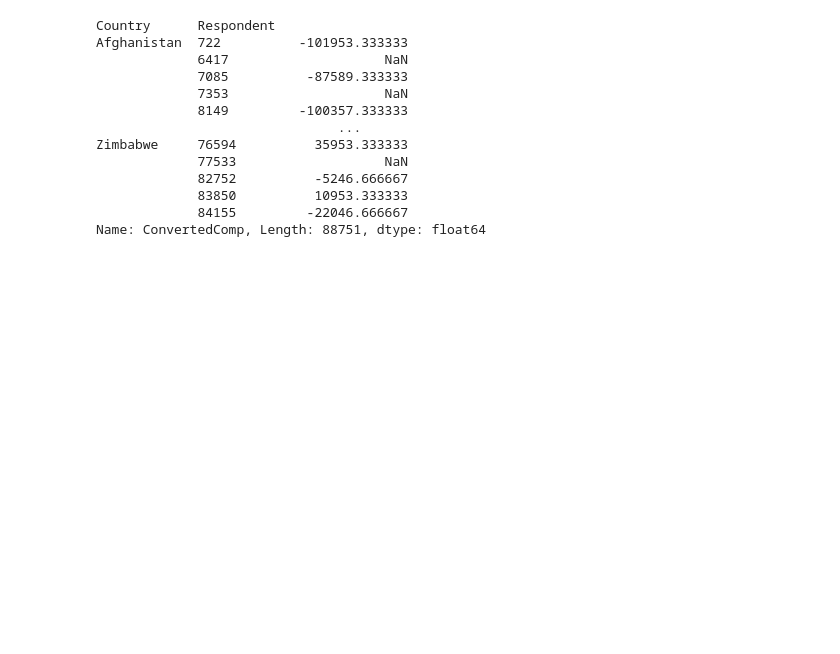
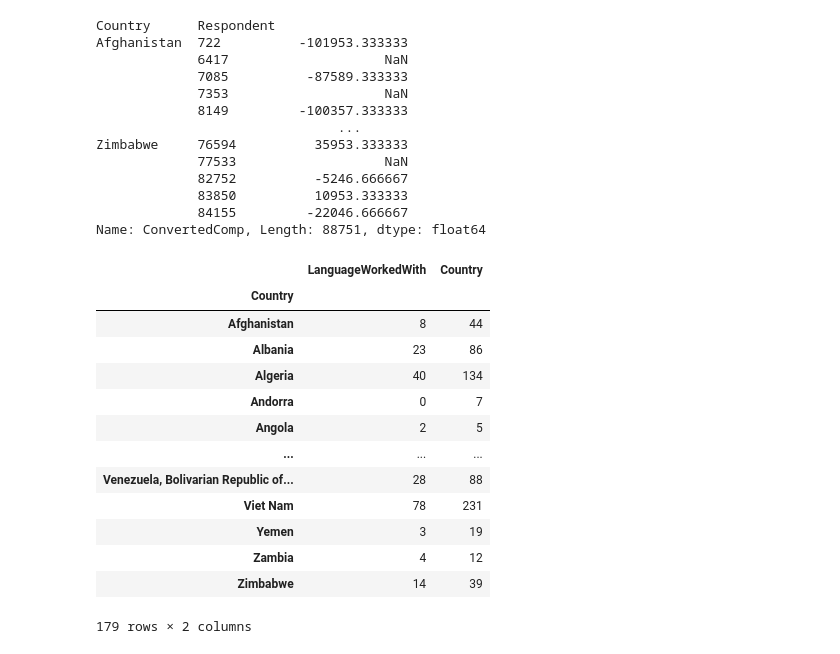
Before and after one commit to AstralModulator/PythonPractice, a Jupyter notebook: Pandas By Corey/GroupingAndAggregation.ipynb, the cells around one changed output. Drawn from its saved outputs; the diff is of its cells as text; code cells hidden in the pictures; blank space fills up the shorter version.

```diff
--- a/Pandas By Corey/GroupingAndAggregation.ipynb
+++ b/Pandas By Corey/GroupingAndAggregation.ipynb
@@ -280,0 +290,17 @@ Name: ConvertedComp, Length: 88751, dtype: float64
+# %%
+df
+# %% [output]
+|  | LanguageWorkedWith | Country |
+| Country |  |  |
+| Afghanistan | 8 | 44 |
+| Albania | 23 | 86 |
+| Algeria | 40 | 134 |
+| Andorra | 0 | 7 |
+| Angola | 2 | 5 |
+| ... | ... | ... |
+| Venezuela, Bolivarian Republic of... | 28 | 88 |
+| Viet Nam | 78 | 231 |
+| Yemen | 3 | 19 |
+| Zambia | 4 | 12 |
+| Zimbabwe | 14 | 39 |
+179 rows × 2 columns
```
Also changed, not shown: parts of 8 cells of this notebook.
